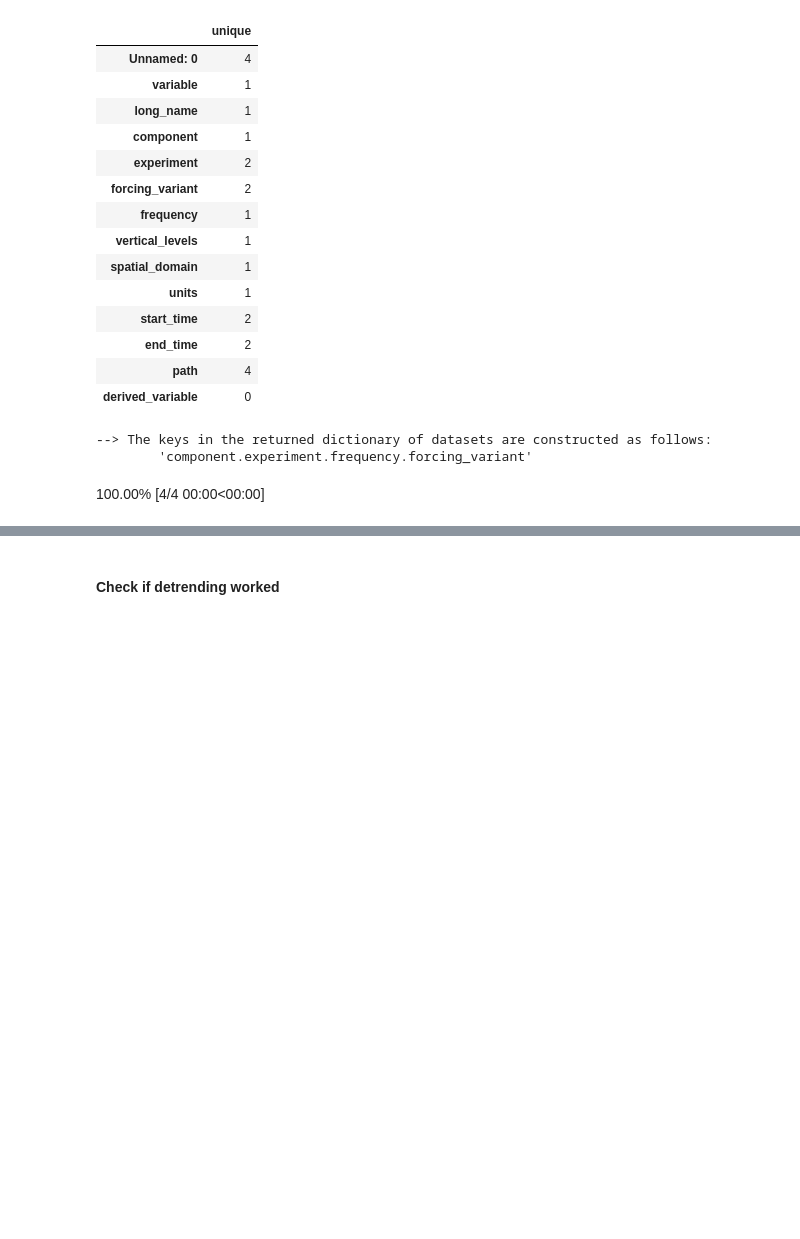
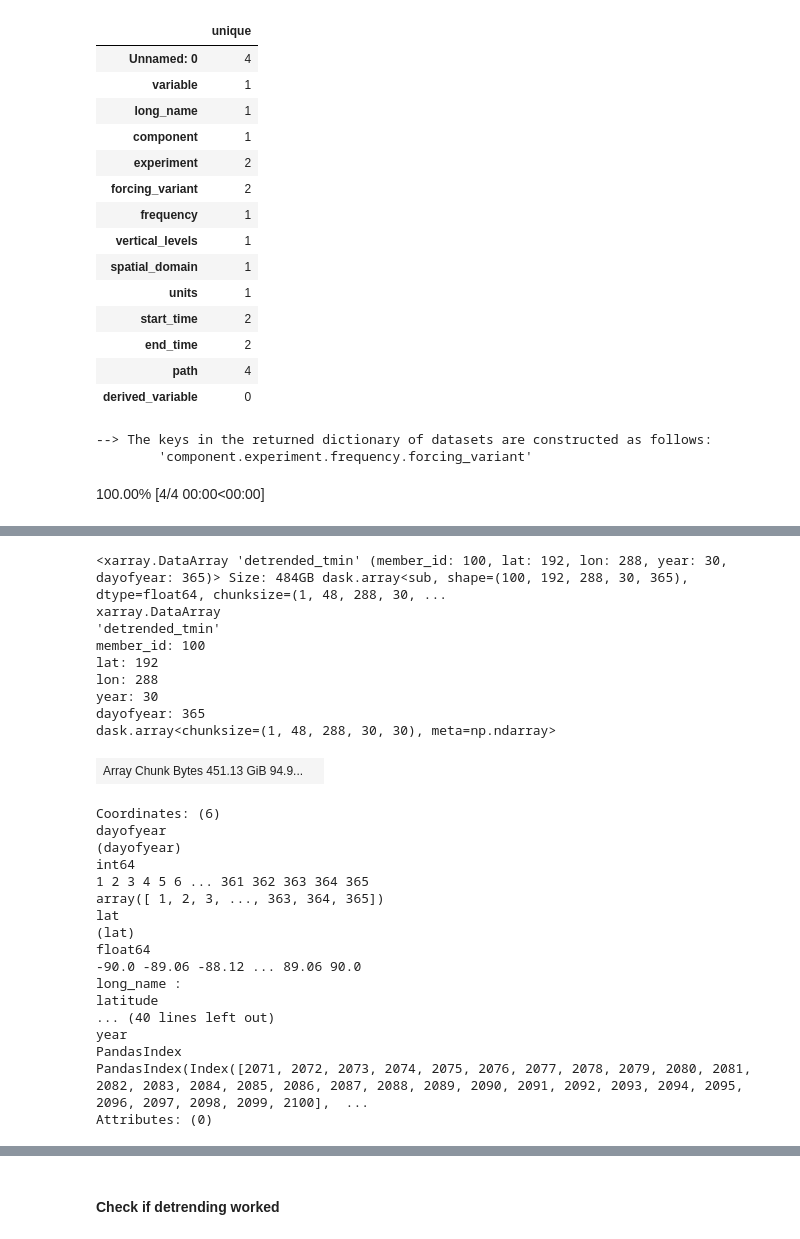
Before and after one commit to hrhampapura/moment_delta_mapping, a Jupyter notebook: notebooks/ncar_casper/00_detrending.ipynb, the cells around one changed output, grey strips where cells are left out. Saved outputs shown, nothing was run; the diff lists cells and outputs as text; code cells hidden in the pictures; blank space fills up the shorter version.

```diff
--- a/notebooks/ncar_casper/00_detrending.ipynb
+++ b/notebooks/ncar_casper/00_detrending.ipynb
@@ -409,9 +413,38 @@ Wall time: 31.5 ms
 # %%
 pi_tmin_detrended  = detrend_all(pi_tmin_daily,pi_year)
 eoc_tmin_detrended = detrend_all(eoc_tmin_daily,eoc_year)
 #
 pi_tmin_detrended  = pi_tmin_detrended.rename('detrended_tmin')
 eoc_tmin_detrended = eoc_tmin_detrended.rename('detrended_tmin')
+eoc_tmin_detrended
+# %% [output]
+<xarray.DataArray 'detrended_tmin' (member_id: 100, lat: 192, lon: 288, year: 30, dayofyear: 365)> Size: 484GB dask.array<sub, shape=(100, 192, 288, 30, 365), dtype=float64, chunksize=(1, 48, 288, 30, ...
+xarray.DataArray
+'detrended_tmin'
+member_id: 100
+lat: 192
+lon: 288
+year: 30
+dayofyear: 365
+dask.array<chunksize=(1, 48, 288, 30, 30), meta=np.ndarray>
+| Array Chunk Bytes 451.13 GiB 94.9... |  |
+Coordinates: (6)
+dayofyear
+(dayofyear)
+int64
+1 2 3 4 5 6 ... 361 362 363 364 365
+array([ 1, 2, 3, ..., 363, 364, 365])
+lat
+(lat)
+float64
+-90.0 -89.06 -88.12 ... 89.06 90.0
+long_name :
+latitude
+... (40 lines left out)
+year
+PandasIndex
+PandasIndex(Index([2071, 2072, 2073, 2074, 2075, 2076, 2077, 2078, 2079, 2080, 2081, 2082, 2083, 2084, 2085, 2086, 2087, 2088, 2089, 2090, 2091, 2092, 2093, 2094, 2095, 2096, 2097, 2098, 2099, 2100],  ...
+Attributes: (0)
 # %%
 # %%time
 # pi_tmin_detrended.to_dataset().to_zarr(tmin_path +'pre_ind_detrended_tmin.zarr',mode='w')
```
Also changed, not shown: parts of 21 cells of this notebook, 1 other file.
